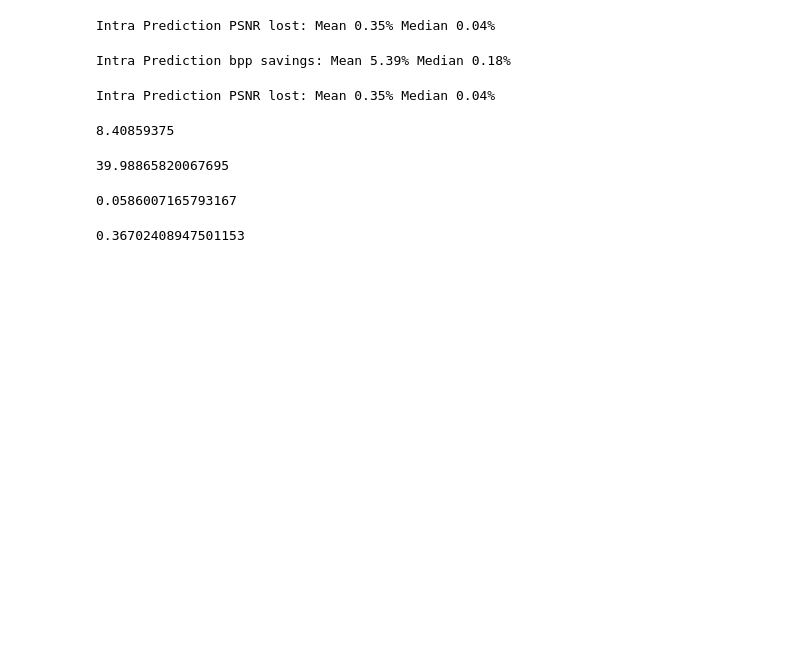
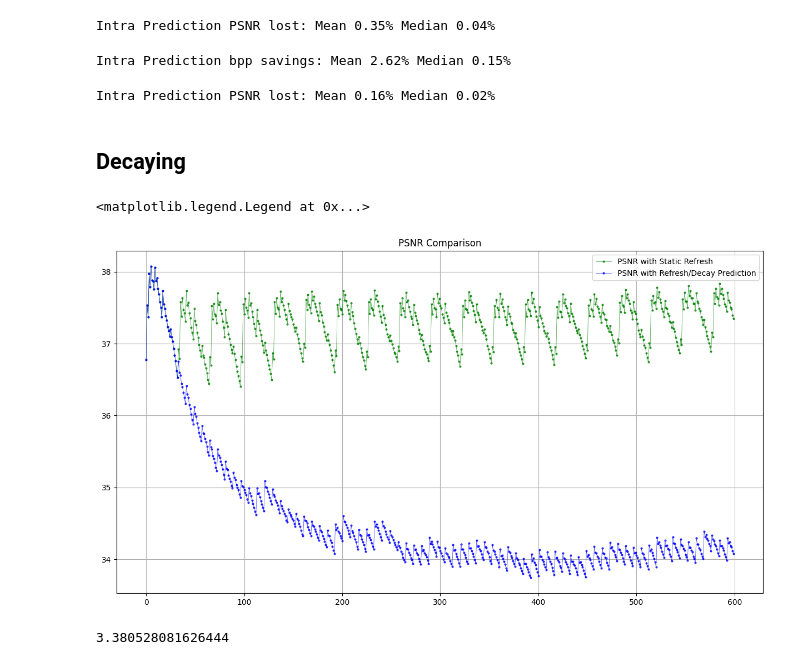
Before and after one commit to Punctuality/DCVC_Dynamic_Intra_Period, a Jupyter notebook: notebooks/explore_results.ipynb, the cells around one changed output. Saved outputs shown, nothing was run; the diff lists cells and outputs as text; code cells hidden in the pictures; blank space fills up the shorter version.

```diff
--- a/notebooks/explore_results.ipynb
+++ b/notebooks/explore_results.ipynb
@@ -172,34 +177,44 @@ Intra Prediction PSNR lost: Mean 0.35% Median 0.04%
 # %%
 # calculate savings for BPP (with Decay)
 
-mean_proc_savings = np.mean(np.array(freq_data['frame_bpp'][1:]) - np.array(freq_data_p_d['frame_bpp'][1:])) / np.mean(freq_data['frame_bpp'][1:])
-median_proc_savings = np.median(np.array(freq_data['frame_bpp'][1:]) - np.array(freq_data_p_d['frame_bpp'][1:])) / np.median(freq_data['frame_bpp'][1:])
+mean_proc_savings = np.mean(np.array(freq_data['frame_bpp'][1:]) - np.array(freq_data_h['frame_bpp'][1:])) / np.mean(freq_data['frame_bpp'][1:])
+median_proc_savings = np.median(np.array(freq_data['frame_bpp'][1:]) - np.array(freq_data_h['frame_bpp'][1:])) / np.median(freq_data['frame_bpp'][1:])
 
 print("Intra Prediction bpp savings: Mean {:.2%} Median {:.2%}".format(mean_proc_savings, median_proc_savings))
 # %% [output]
-Intra Prediction bpp savings: Mean 5.39% Median 0.18%
+Intra Prediction bpp savings: Mean 2.62% Median 0.15%
 # %%
 # calculate lost for PSNR (with Decay)
 
-mean_psnr_savings = np.mean(np.array(freq_data['frame_psnr']) - np.array(freq_data_p_d['frame_psnr'])) / np.mean(freq_data['frame_psnr'])
-median_psnr_savings = np.median(np.array(freq_data['frame_psnr']) - np.array(freq_data_p_d['frame_psnr'])) / np.median(freq_data['frame_psnr'])
+mean_psnr_savings = np.mean(np.array(freq_data['frame_psnr']) - np.array(freq_data_h['frame_psnr'])) / np.mean(freq_data['frame_psnr'])
+median_psnr_savings = np.median(np.array(freq_data['frame_psnr']) - np.array(freq_data_h['frame_psnr'])) / np.median(freq_data['frame_psnr'])
 
 print("Intra Prediction PSNR lost: Mean {:.2%} Median {:.2%}".format(mean_psnr_savings, median_psnr_savings))
 # %% [output]
-Intra Prediction PSNR lost: Mean 0.35% Median 0.04%
+Intra Prediction PSNR lost: Mean 0.16% Median 0.02%
-# %%
-np.sum(np.array(freq_data['frame_bpp'][1:]) - np.array(freq_data_n['frame_bpp'][1:])) * 1920 * 1080 / 400 / 1024
-# %% [output]
-8.40859375
-# %%
-np.mean(np.array(freq_data_i['frame_psnr'][1:]))
-# %% [output]
-39.98865820067695
-# %%
-np.mean(np.array(freq_data_i['frame_psnr'][1:]) - np.array(freq_data['frame_psnr'][1:]))
-# %% [output]
-0.0586007165793167
-# %%
-np.mean(np.array(freq_data['frame_psnr'][1:]) - np.array(freq_data_n['frame_psnr'][1:]))
-# %% [output]
-0.36702408947501153
+# %% [markdown]
+## Decaying
+# %%
+with open("../output/stream/decaying_pred_decay_intra_2_1/HoneyBee_1920x1080_120fps_420_8bit_YUV_q63.json", 'r') as f:
+  deq_data_p = json.load(f)
+
+with open("../output/stream/decaying_no_intra_1/HoneyBee_1920x1080_120fps_420_8bit_YUV_q63.json", 'r') as f:
+  deq_data = json.load(f)
+
+# with open("../media/syntetic/frequent_dataset_0/reference_points.json", 'r') as f:
+#   ref_points = json.load(f)
+#   ref_points = [idx for idx in ref_points if idx < len(freq_data['frame_psnr'])]
+# %%
+plt.figure(figsize=(15, 8))
+plt.grid(True)
+plt.plot(deq_data['frame_psnr'], label = "PSNR with Static Refresh", marker='o', linewidth=0.5, markersize=2, c = 'g', alpha = 0.75)
+plt.plot(deq_data_p['frame_psnr'], label = "PSNR with Refresh/Decay Prediction", marker='o', linewidth=0.5, markersize=2, c = 'blue', alpha = 0.75)
+plt.title("PSNR Comparison")
+plt.legend()
+# %% [output]
+<matplotlib.legend.Legend at 0x...>
+[figure, added]
+# %%
+(1 - (3429827 / 3549830)) * 100
+# %% [output]
+3.380528081626444
```
Also changed, not shown: parts of 3 cells of this notebook, 3 other files.
